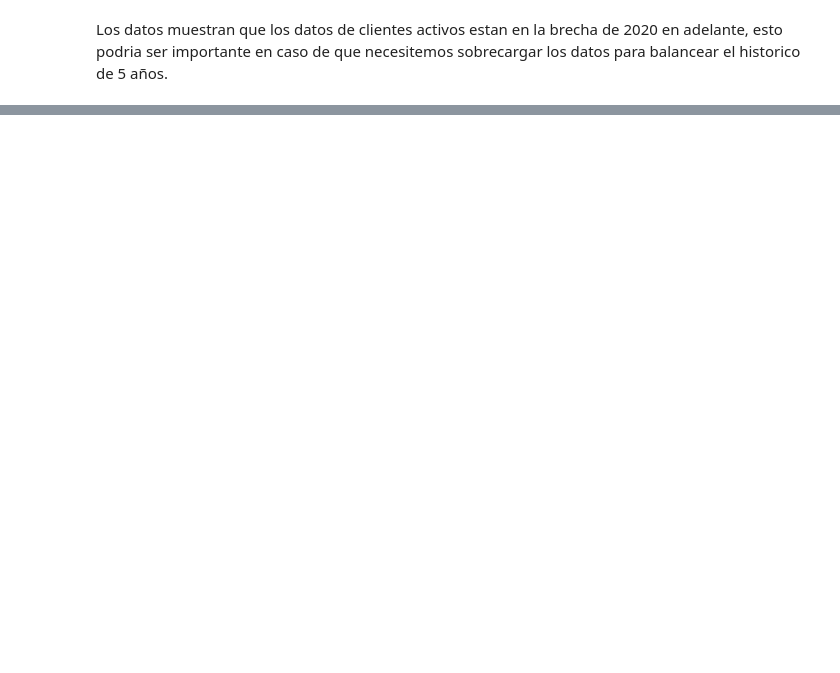
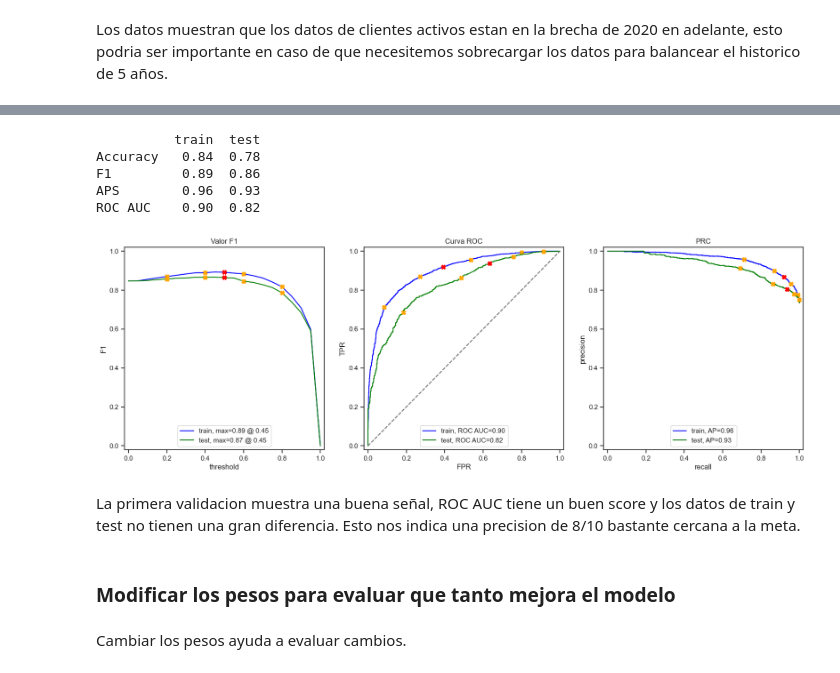
Before and after one commit to davidtorresdata/final_project_tripleten, a Jupyter notebook: notebook.ipynb, the cells around one changed output, grey strips where cells are left out. Drawn from its saved outputs; the diff is of its cells as text; code cells hidden in the pictures; blank space fills up the shorter version.

Commit message:
prediction model first attemp
Project analysis, development of a prediction model, and initial delivery conclusions

```diff
--- a/notebook.ipynb
+++ b/notebook.ipynb
@@ -190,0 +482,5 @@ Los datos muestran que los datos de clientes activos estan en la brecha de 2020
+# %%
+df_target_valid = df_data.query('ds_part == "valid"')['objective']
+df_valid = df_data.query('ds_part == "valid"').drop(columns='objective')
+df_valid = df_valid.drop(columns=drop_columns)
+df_valid_scalated = ml.scaled(df_valid)
@@ -238,0 +510,2 @@ list_products = merge_orders_products.groupby(by=['product_id','product_name'],a
+# %%
+xgboostregressor=ml.XgboostRegressor(df_traine_scalated,df_target,'gradient_boosting',RANDOM_STATE)
@@ -238,0 +522,15 @@ list_products = merge_orders_products.groupby(by=['product_id','product_name'],a
+# %%
+ml.evaluate_model(xgboostregressor['model'], df_traine_scalated, df_target, df_valid_scalated, df_target_valid)
+# %% [output]
+          train  test
+Accuracy   0.84  0.78
+F1         0.89  0.86
+APS        0.96  0.93
+ROC AUC    0.90  0.82
+[figure, added]
+# %% [markdown]
+La primera validacion muestra una buena señal, ROC AUC tiene un buen score y los datos de train y test no tienen una gran diferencia. Esto nos indica una precision de 8/10 bastante cercana a la meta.
+# %% [markdown]
+### Modificar los pesos para evaluar que tanto mejora el modelo
+# %% [markdown]
+Cambiar los pesos ayuda a evaluar cambios.
```
Also changed, not shown: parts of 60 cells of this notebook, 2 other files.
